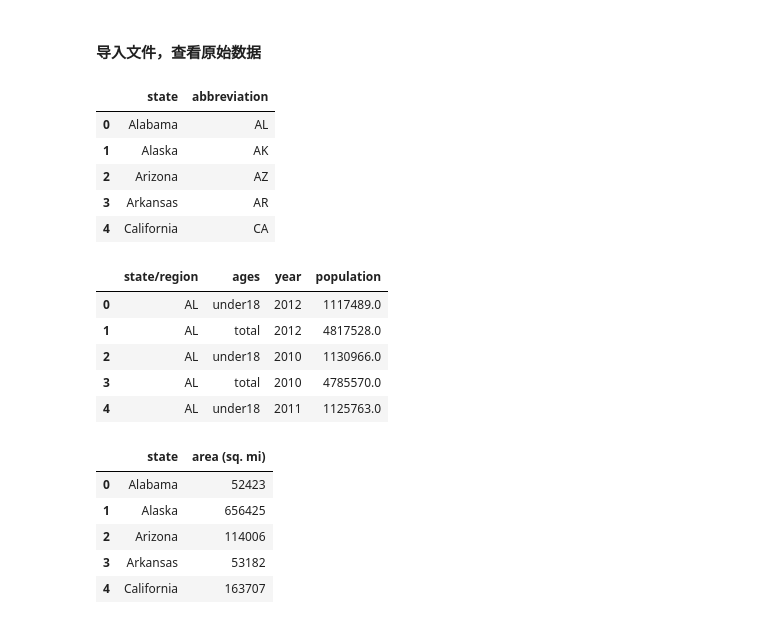
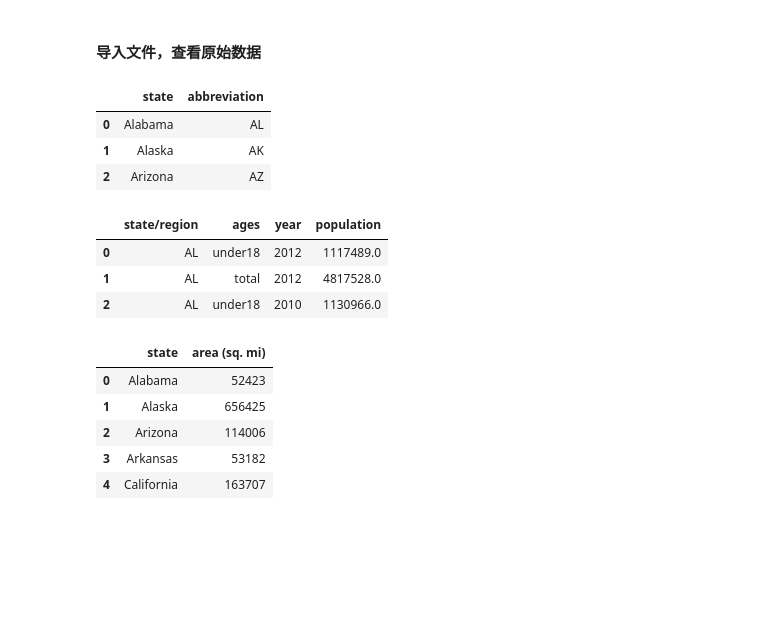
Before and after one commit to PeterZhangxing/my_lectures, a Jupyter notebook: second_lecture/American_people_blank.ipynb, the cells around one changed output. Saved outputs shown, nothing was run; the diff lists cells and outputs as text; code cells hidden in the pictures; blank space fills up the shorter version.

```diff
--- a/second_lecture/American_people_blank.ipynb
+++ b/second_lecture/American_people_blank.ipynb
@@ -28,28 +28,24 @@ import pandas as pd
 # %% [markdown]
 #### 导入文件，查看原始数据
 # %%
-# 分别读取三个csv文件
-abb = pd.read_csv('./state-abbrevs.csv')
-pop = pd.read_csv('./state-population.csv')
-area = pd.read_csv('./state-areas.csv')
+# 分别读取三个csv文件 state-abbrevs.csv state-population.csv state-areas.csv
+abb = pd.read_csv('state-abbrevs.csv')
+pop = pd.read_csv('state-population.csv')
+area = pd.read_csv('state-areas.csv')
 # %%
-abb.head()
+abb.head(3)
 # %% [output]
 |  | state | abbreviation |
 | 0 | Alabama | AL |
 | 1 | Alaska | AK |
 | 2 | Arizona | AZ |
-| 3 | Arkansas | AR |
-| 4 | California | CA |
 # %%
-pop.head()
+pop.head(3)
 # %% [output]
 |  | state/region | ages | year | population |
 | 0 | AL | under18 | 2012 | 1117489.0 |
 | 1 | AL | total | 2012 | 4817528.0 |
 | 2 | AL | under18 | 2010 | 1130966.0 |
-| 3 | AL | total | 2010 | 4785570.0 |
-| 4 | AL | under18 | 2011 | 1125763.0 |
 # %%
 area.head()
 # %% [output]
```
Also changed, not shown: parts of 37 cells of this notebook, 1 other file.
